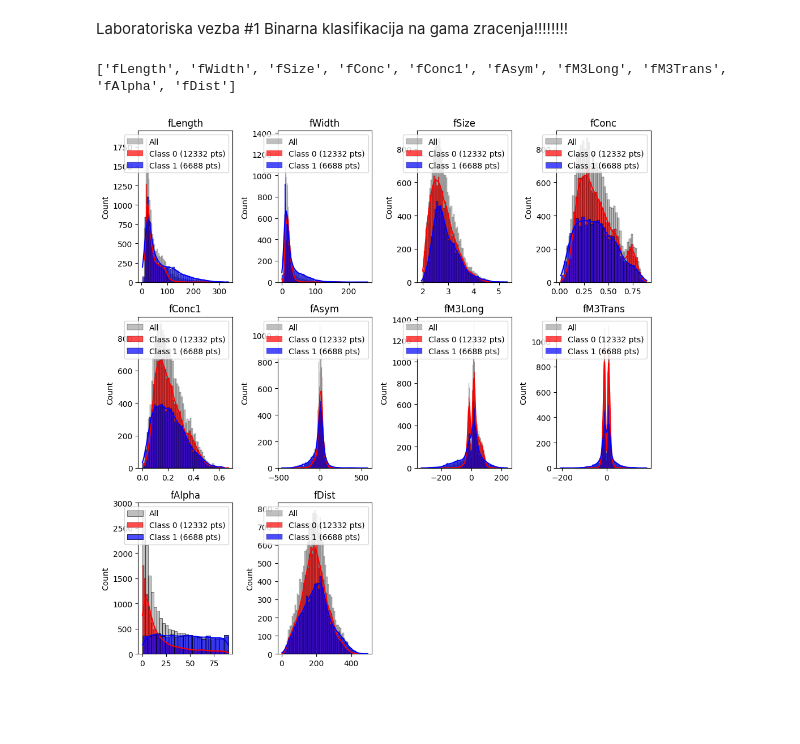
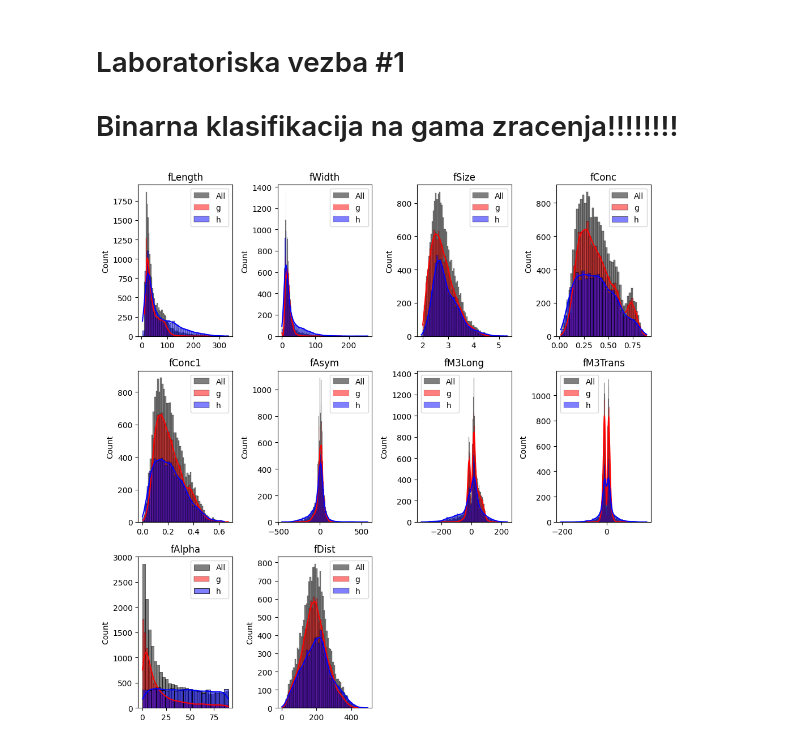
Before and after one commit to Kuzemano/ML, a Jupyter notebook: labs/first.ipynb, the cells around one changed output. Drawn from its saved outputs; the diff is of its cells as text; code cells hidden in the pictures; blank space fills up the shorter version.

```diff
--- a/labs/first.ipynb
+++ b/labs/first.ipynb
@@ -1,6 +1,6 @@
 # %% [markdown]
-Laboratoriska vezba #1
-Binarna klasifikacija na gama zracenja!!!!!!!!
+# Laboratoriska vezba #1
+# Binarna klasifikacija na gama zracenja!!!!!!!!
 # %%
 import matplotlib.pyplot as plt #Libraries for visualization
 from mpl_toolkits.mplot3d import Axes3D
@@ -38,29 +38,29 @@ classes = y['class'].values
 klasi = [0 if e == 'g'else 1 for e in classes]
 
 feature_names = x.columns.tolist()
+df = magic_gamma_telescope.data.original
-# %% [output]
-['fLength', 'fWidth', 'fSize', 'fConc', 'fConc1', 'fAsym', 'fM3Long', 'fM3Trans', 'fAlpha', 'fDist']
 # %%
 colors = ['red', 'blue']
 fig = plt.figure(figsize=(10, 10))
 fig.subplots_adjust(hspace=0.4)  # Space subplots
 
 maps = {0:'g', 1:'h'}
 for feature in range(numberFeatures):
     ax = plt.subplot(3, 4, feature+1)
     plt.title(feature_names[feature])
 
     # All classes (grey, transparent)
-    sns.histplot(features[:, feature], color='grey', label='All', kde=False, alpha=0.5)
+    sns.histplot(features[:, feature], color='black', label='All', kde=False, alpha=0.5)
 
     # Per class with unique labels/colors, transparency
     for Class in range(numberClasses):
         mask = np.array(klasi) == Class
+
         sns.histplot(features[mask, feature], color=colors[Class],
-                     kde=True, alpha=0.7, label=f'Class {Class} ({mask.sum()} pts)')
+                     kde=True, label=maps[Class])
 
     plt.legend()
 plt.tight_layout()
 plt.show()
 # %% [output]
-[figure, old version]
+[figure, new version]
```
Also changed, not shown: parts of 12 cells of this notebook, 1 other file.
